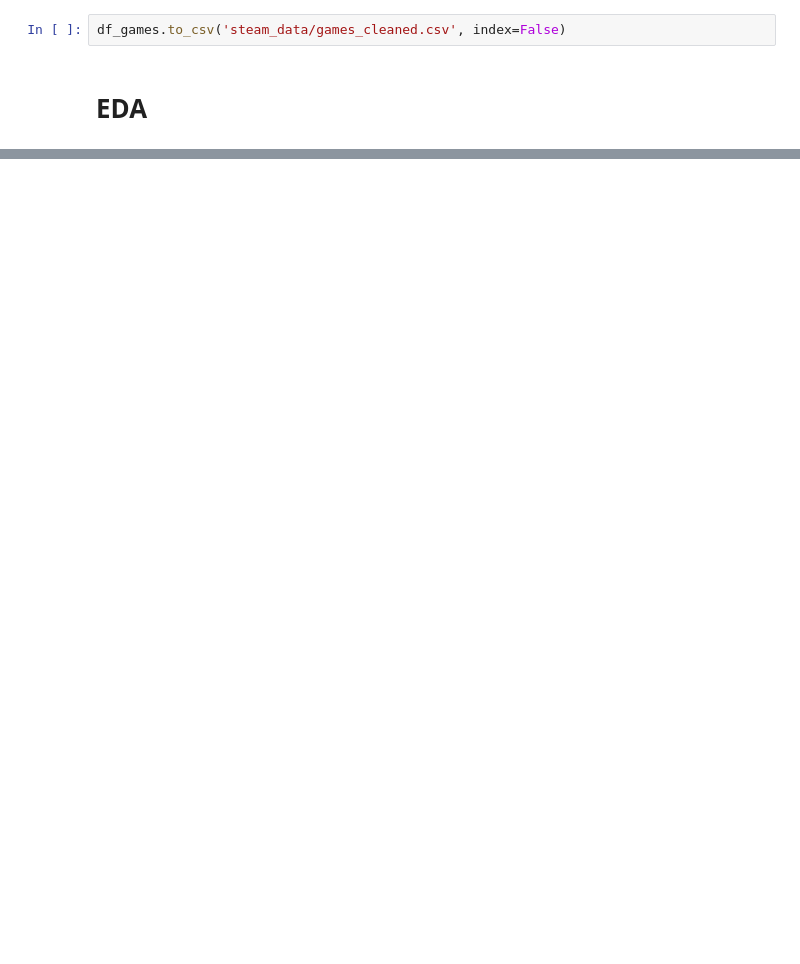
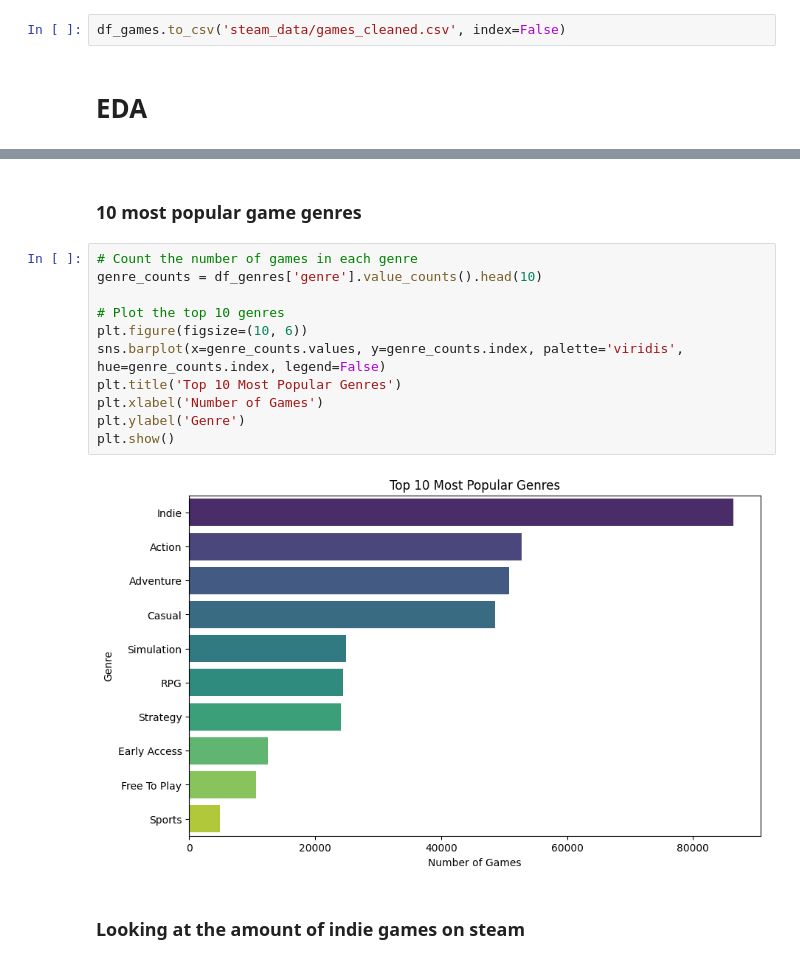
Before and after one commit to rifolio/steam-insights, a Jupyter notebook: main.ipynb, the cells around one changed output, grey strips where cells are left out. Drawn from its saved outputs; the diff is of its cells as text; blank space fills up the shorter version.

```diff
--- a/main.ipynb
+++ b/main.ipynb
@@ -70,0 +97,17 @@ df_games.to_csv('steam_data/games_cleaned.csv', index=False)
+# %% [markdown]
+### 10 most popular game genres
+# %%
+# Count the number of games in each genre
+genre_counts = df_genres['genre'].value_counts().head(10)
+
+# Plot the top 10 genres
+plt.figure(figsize=(10, 6))
+sns.barplot(x=genre_counts.values, y=genre_counts.index, palette='viridis', hue=genre_counts.index, legend=False)
+plt.title('Top 10 Most Popular Genres')
+plt.xlabel('Number of Games')
+plt.ylabel('Genre')
+plt.show()
+# %% [output]
+[figure, added]
+# %% [markdown]
+### Looking at the amount of indie games on steam
```
Also changed, not shown: parts of 11 cells of this notebook.
